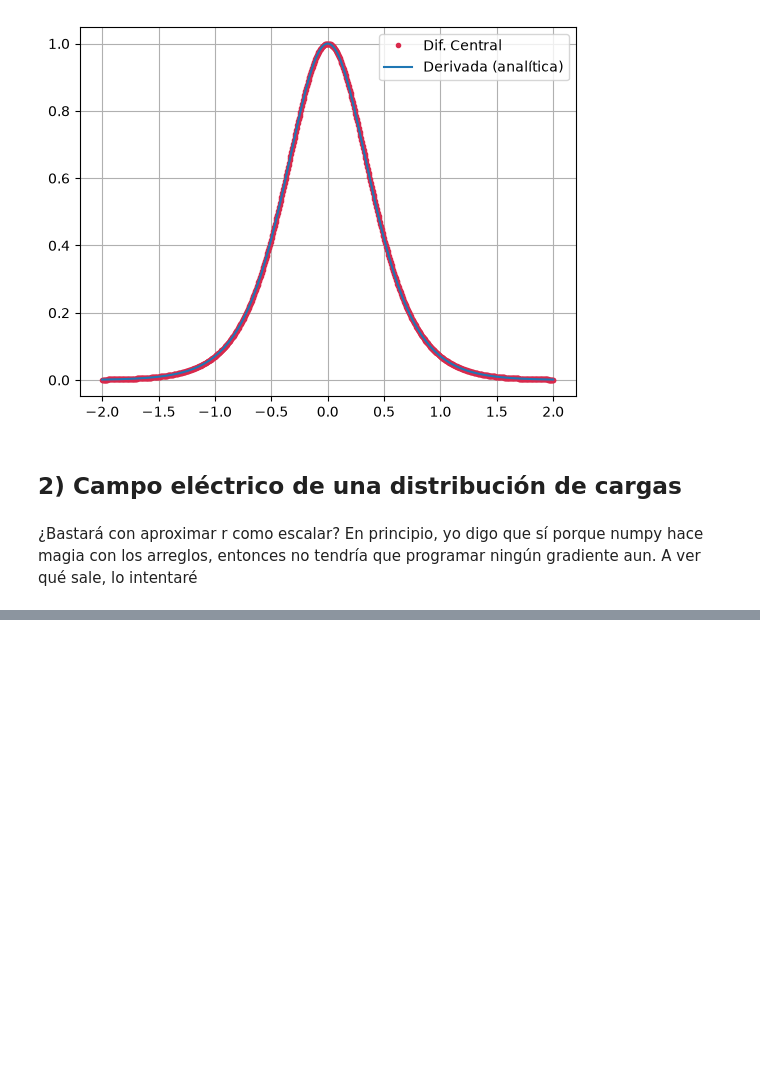
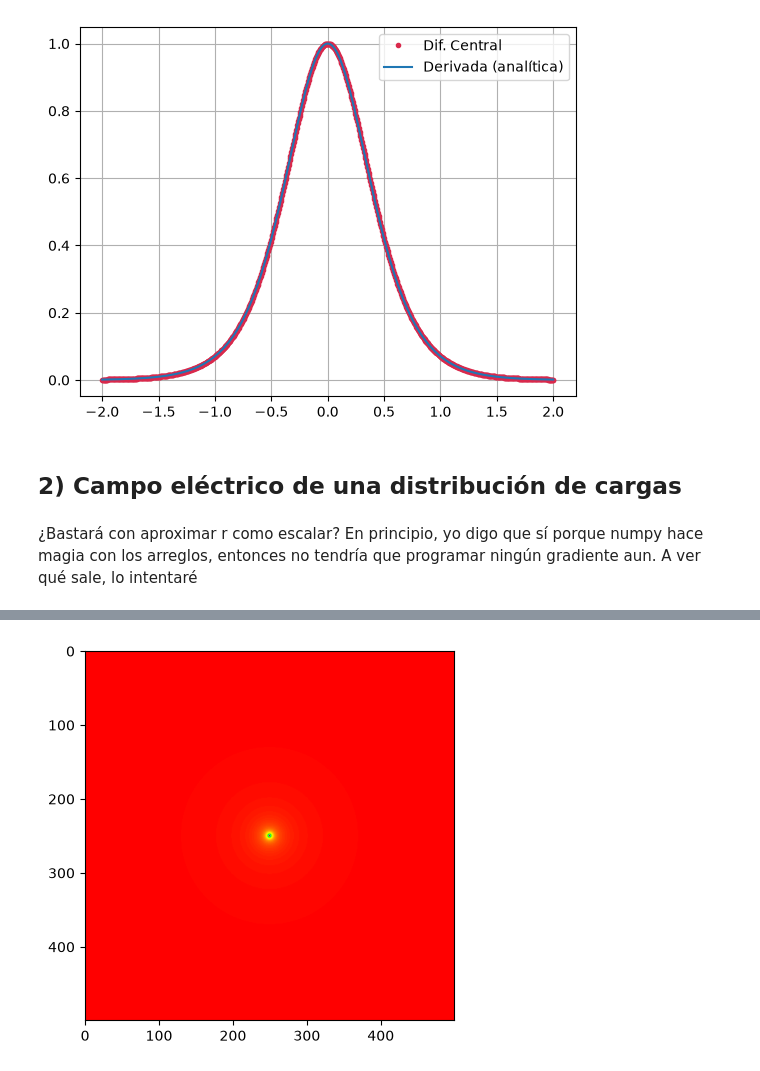
Before and after one commit to ds03wwwww/ayuda, a Jupyter notebook: Prácticas/TareaPráctica5.ipynb, the cells around one changed output, grey strips where cells are left out. Cells and saved outputs as stored; diff of their text form; code cells hidden in the pictures; blank space fills up the shorter version.

```diff
--- a/Prácticas/TareaPráctica5.ipynb
+++ b/Prácticas/TareaPráctica5.ipynb
@@ -50,0 +81,6 @@ plt.imshow(E)
+# %%
+p = phi(r,1)
+plt.imshow(p)
+plt.hsv()
+# %% [output]
+[figure, added]
```
Also changed, not shown: parts of 51 cells of this notebook, 5 other files.
